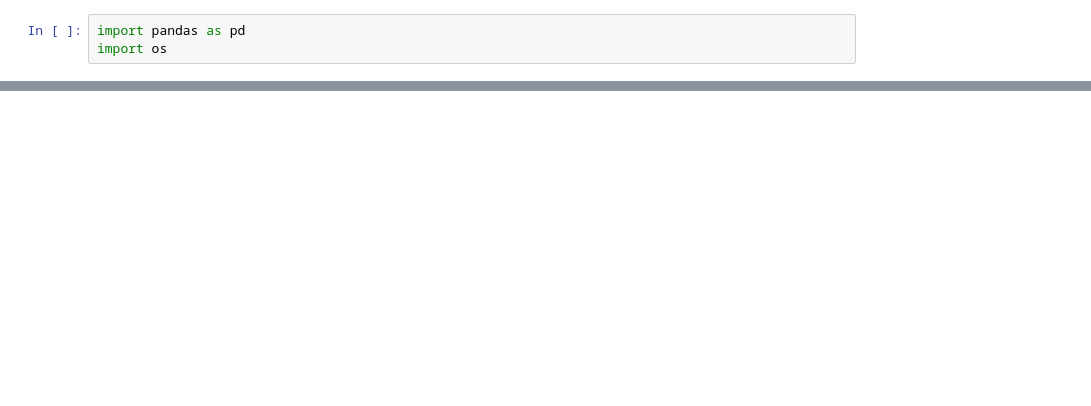
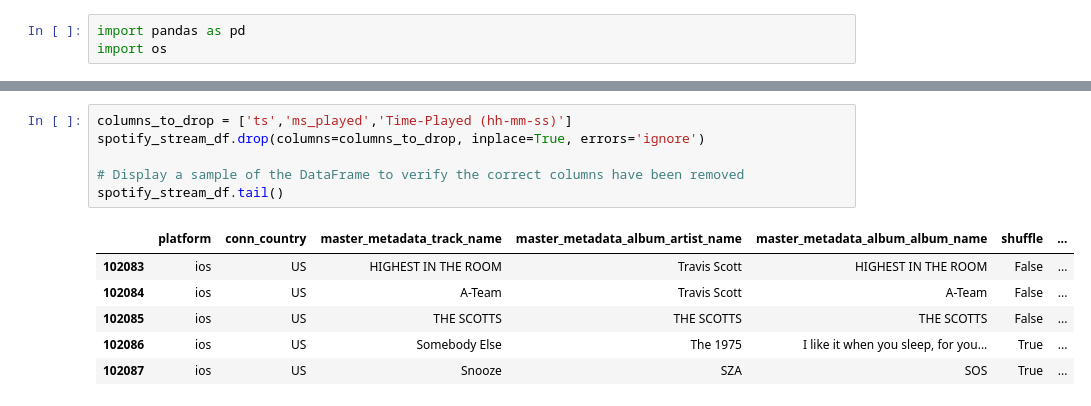
Before and after one commit to aroramrinaal/Spotistats, a Jupyter notebook: spotistats.ipynb, the cells around one changed output, grey strips where cells are left out. Cells and saved outputs as stored; diff of their text form; blank space fills up the shorter version.

```diff
--- a/spotistats.ipynb
+++ b/spotistats.ipynb
@@ -70,0 +104,13 @@ spotify_stream_df["Listening Time (Minutes)"] = spotify_stream_df["Time-Played (
+# %%
+columns_to_drop = ['ts','ms_played','Time-Played (hh-mm-ss)']
+spotify_stream_df.drop(columns=columns_to_drop, inplace=True, errors='ignore')
+
+# Display a sample of the DataFrame to verify the correct columns have been removed
+spotify_stream_df.tail()
+# %% [output]
+|  | platform | conn_country | master_metadata_track_name | master_metadata_album_artist_name | master_metadata_album_album_name | shuffle | ... |
+| 102083 | ios | US | HIGHEST IN THE ROOM | Travis Scott | HIGHEST IN THE ROOM | False | ... |
+| 102084 | ios | US | A-Team | Travis Scott | A-Team | False | ... |
+| 102085 | ios | US | THE SCOTTS | THE SCOTTS | THE SCOTTS | False | ... |
+| 102086 | ios | US | Somebody Else | The 1975 | I like it when you sleep, for you... | True | ... |
+| 102087 | ios | US | Snooze | SZA | SOS | True | ... |
```
Also changed, not shown: parts of 6 cells of this notebook.
